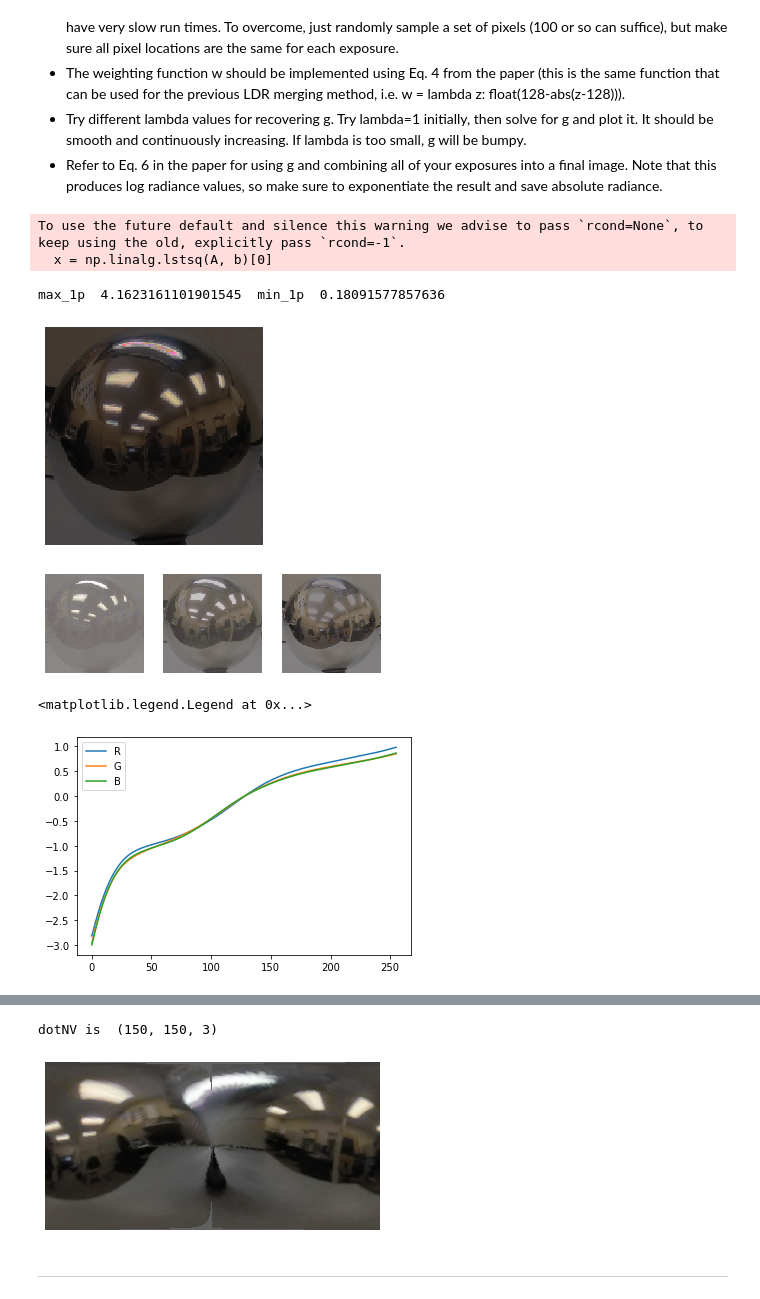
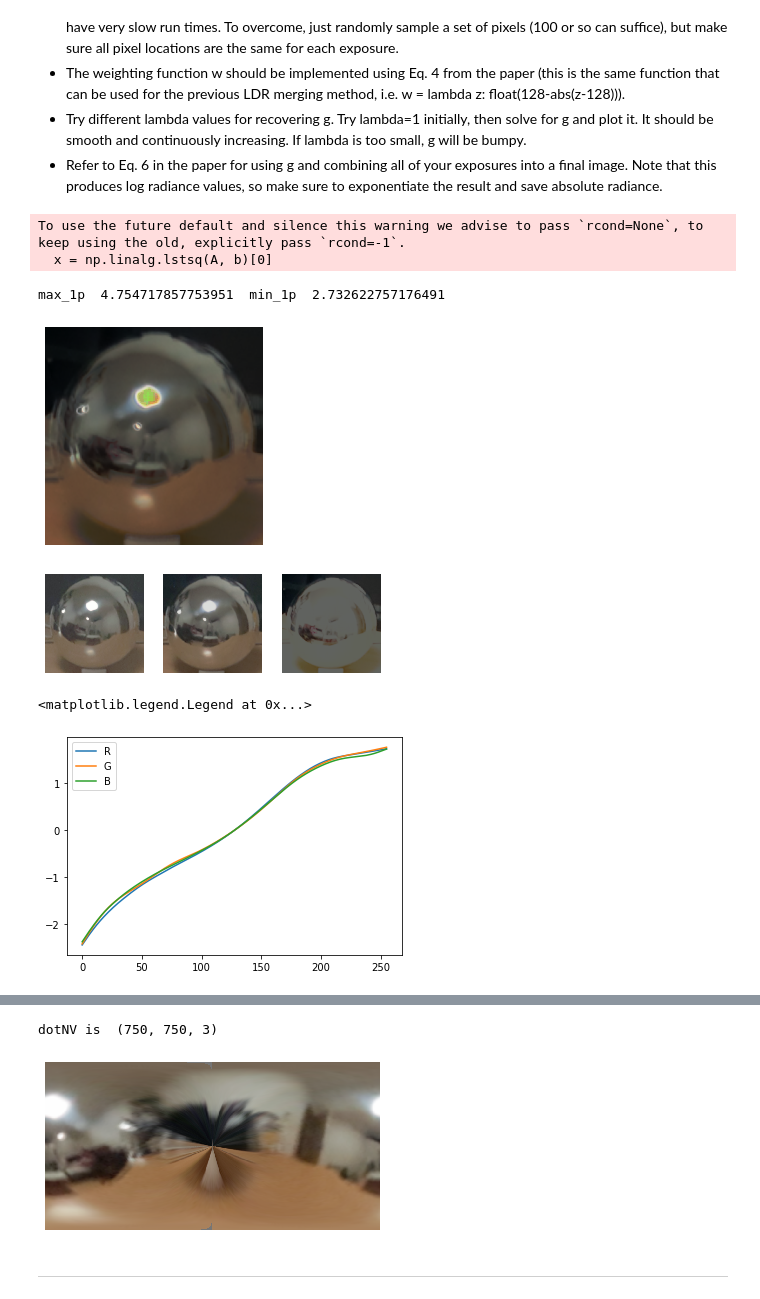
Before and after one commit to brs191/illinois, a Jupyter notebook: ComputationalPhotography/ImageBasedLightheing/Project 4. Image-Based Lighting.ipynb, the cells around one changed output, grey strips where cells are left out. Saved outputs shown, nothing was run; the diff lists cells and outputs as text; code cells hidden in the pictures.

```diff
--- a/ComputationalPhotography/ImageBasedLightheing/Project 4. Image-Based Lighting.ipynb
+++ b/ComputationalPhotography/ImageBasedLightheing/Project 4. Image-Based Lighting.ipynb
@@ -54,21 +83,32 @@ Requirement already satisfied: exifread in /home/raja/anaconda3/lib/python3.7/si
 # %%
 # TODO: Replace this with actual file path!
 # Sample images 0024, 0060, 0120, 0205, 0553 1/xxxx
-low_exposure_mirror_ball_image_file = "./samples/0553.jpg"
-mid_exposure_mirror_ball_image_file = "./samples/0120.jpg"
-high_exposure_mirror_ball_image_file = "./samples/0024.jpg"
-background_image_file = "./samples/empty.jpg"
+# low_exposure_mirror_ball_image_file = "./samples/0553.jpg"
+# mid_exposure_mirror_ball_image_file = "./samples/0120.jpg"
+# high_exposure_mirror_ball_image_file = "./samples/0024.jpg"
+# A1 to A6
+# 1/20
+# 1/125
+# 1/250
+# 1/500
+# 1/750
+# 1/1000
+
+low_exposure_mirror_ball_image_file = "./samples/A4.png"
+mid_exposure_mirror_ball_image_file = "./samples/A3.png"
+high_exposure_mirror_ball_image_file = "./samples/A1.png"
+background_image_file = "./samples/bkg.jpg"
 
 
 # TODO: Extract exposure values for each images
 # exposure time  = EXIF Data
-f = open(low_exposure_mirror_ball_image_file, 'rb')
-tags = exifread.process_file(f)
-print(tags['EXIF ExposureTime'])
+# f = open(low_exposure_mirror_ball_image_file, 'rb')
+# tags = exifread.process_file(f)
+# print(tags['EXIF ExposureTime'])
 
-low_exposure = 1.0/553
-mid_exposure = 1.0/120
-high_exposure = 1.0/24
+low_exposure = 1.0/500
+mid_exposure = 1.0/250
+high_exposure = 1.0/20
 
 # These images will be used for LDR mergings
 low_exposure_mirror_ball_image = read_image(low_exposure_mirror_ball_image_file)
@@ -80,7 +118,7 @@ background_image = read_image(background_image_file)
 # %%
 # resize mirror ball images:
 # TODO: change size of N to your favorite value!
-N = 150
+N = 750
 low_exposure_mirror_ball_image = cv2.resize(low_exposure_mirror_ball_image, (N, N))
 mid_exposure_mirror_ball_image = cv2.resize(mid_exposure_mirror_ball_image, (N, N))
 high_exposure_mirror_ball_image = cv2.resize(high_exposure_mirror_ball_image, (N, N))
@@ -407,9 +445,9 @@ display_log_irradiances(estimated_log_irradiance)
 # %% [output]
 To use the future default and silence this warning we advise to pass `rcond=None`, to keep using the old, explicitly pass `rcond=-1`.
   x = np.linalg.lstsq(A, b)[0]
-max_1p  4.1623161101901545  min_1p  0.18091577857636
+max_1p  4.754717857753951  min_1p  2.732622757176491
-[figure, old version]
+[figure, new version]
-[figure, old version]
+[figure, new version]
 # %%
 # display G function for each intensity values
 N, NG = estimated_g.shape
@@ -420,7 +458,7 @@ for n in range(N):
 plt.gca().legend(('R', 'G', 'B'))
 # %% [output]
 <matplotlib.legend.Legend at 0x...>
-[figure, old version]
+[figure, new version]
 # %% [markdown]
 ## Panoramic transformations
 
@@ -489,10 +527,10 @@ def panoramic_transform(hdr_image):
 # %%
 eq_image = panoramic_transform(naive_hdr_image)
 display_hdr_image(eq_image)
-write_hdr_image(eq_image, 'images/outputs/equirectangular.hdr')
+write_hdr_image(eq_image, 'images/outputs/raja_equirectangular.hdr')
 # %% [output]
-dotNV is  (150, 150, 3)
+dotNV is  (750, 750, 3)
-[figure, old version]
+[figure, new version]
 # %% [markdown]
 ---
 # %% [markdown]
```
Also changed, not shown: parts of 9 cells of this notebook.
